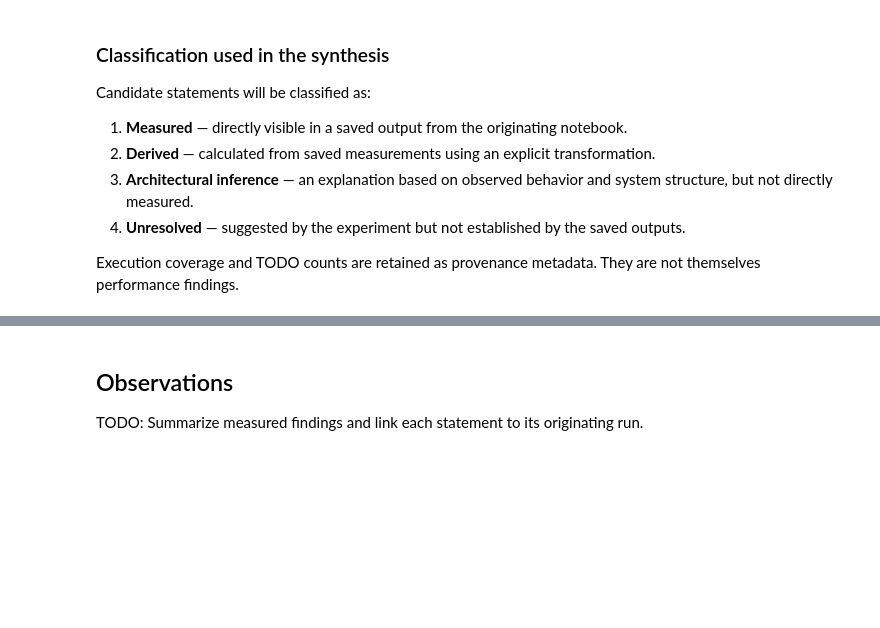
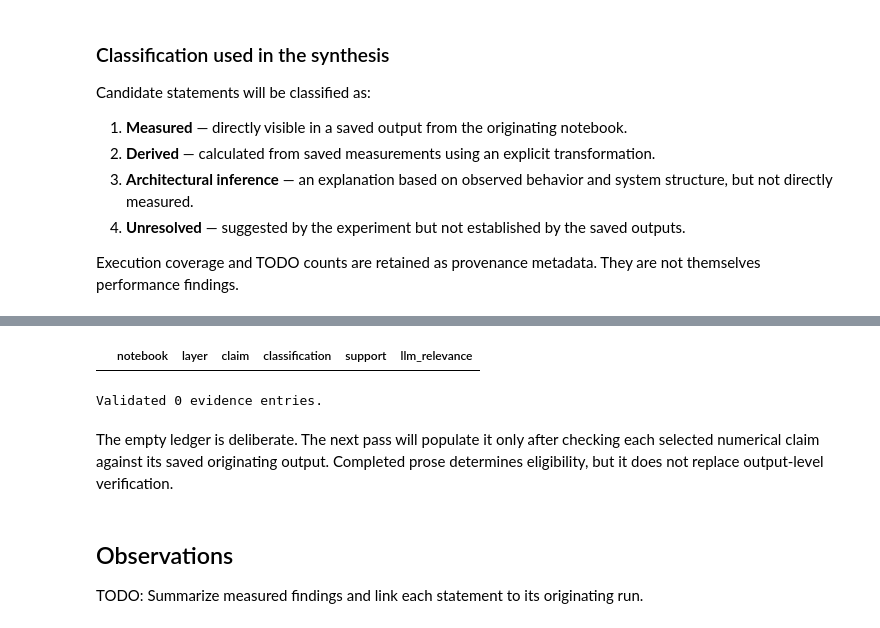
Before and after one commit to coert/dgx-spark-lab, a Jupyter notebook: experiments/00-foundations/10-summary.ipynb, the cells around one changed output, grey strips where cells are left out. Drawn from its saved outputs; the diff is of its cells as text; code cells hidden in the pictures; blank space fills up the shorter version.

Commit message:
Add foundations evidence ledger

```diff
--- a/experiments/00-foundations/10-summary.ipynb
+++ b/experiments/00-foundations/10-summary.ipynb
@@ -491,3 +506,74 @@ Execution coverage and TODO counts are retained as provenance metadata. They are
+# %%
+evidence_columns = [
+    "notebook",
+    "layer",
+    "claim",
+    "classification",
+    "support",
+    "llm_relevance",
+]
+
+allowed_classifications = {
+    "measured",
+    "derived",
+    "architectural inference",
+    "unresolved",
+}
+
+evidence_ledger = pd.DataFrame(columns=evidence_columns)
+
+evidence_ledger
+# %% [output]
+|  | notebook | layer | claim | classification | support | llm_relevance |
+# %%
+def validate_evidence_ledger(
+    ledger: pd.DataFrame,
+    candidate_notebooks: list[str],
+) -> None:
+    missing_columns = [
+        column for column in evidence_columns if column not in ledger.columns
+    ]
+    if missing_columns:
+        raise ValueError(f"Missing evidence columns: {missing_columns}")
+
+    unknown_notebooks = sorted(
+        set(ledger["notebook"].dropna()) - set(candidate_notebooks)
+    )
+    if unknown_notebooks:
+        raise ValueError(
+            f"Evidence refers to non-candidate notebooks: {unknown_notebooks}"
+        )
+
+    unknown_classifications = sorted(
+        set(ledger["classification"].dropna()) - allowed_classifications
+    )
+    if unknown_classifications:
+        raise ValueError(f"Unknown evidence classifications: {unknown_classifications}")
+
+    duplicated_claims = ledger.duplicated(
+        subset=["notebook", "claim"],
+        keep=False,
+    )
+    if duplicated_claims.any():
+        duplicates = ledger.loc[
+            duplicated_claims,
+            ["notebook", "claim"],
+        ]
+        raise ValueError(
+            f"Duplicate evidence claims:\n{duplicates.to_string(index=False)}"
+        )
+
+
+validate_evidence_ledger(
+    evidence_ledger,
+    candidate_notebooks,
+)
+
+print(f"Validated {len(evidence_ledger)} evidence entries.")
+# %% [output]
+Validated 0 evidence entries.
+# %% [markdown]
+The empty ledger is deliberate. The next pass will populate it only after checking each selected numerical claim against its saved originating output. Completed prose determines eligibility, but it does not replace output-level verification.
 # %% [markdown]
 ## Observations
 
```
Also changed, not shown: parts of 1 cell of this notebook.
